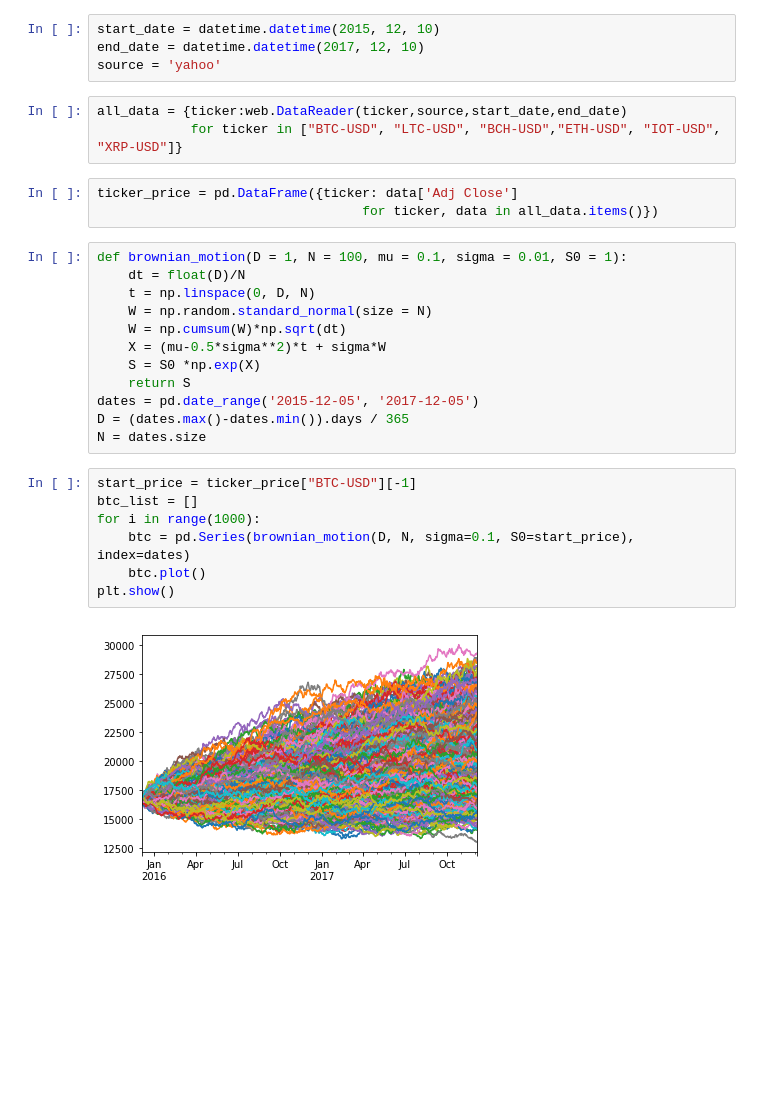
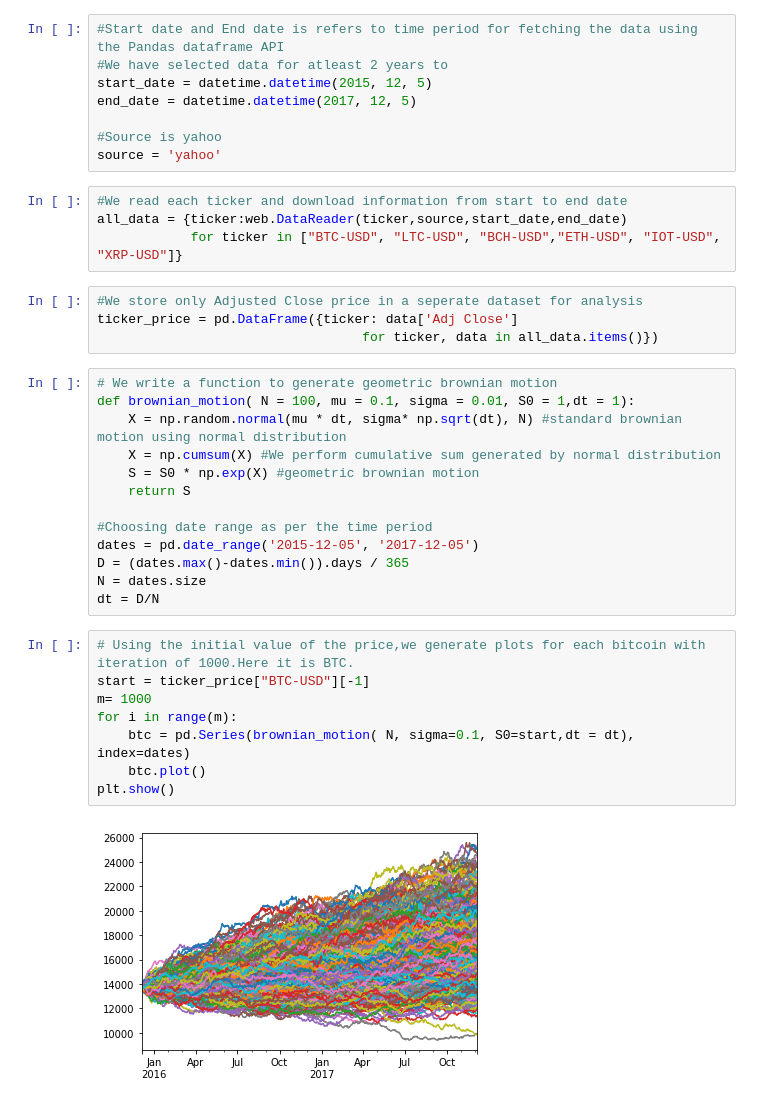
Before and after one commit to Niteeshkanungo/Final-project, a Jupyter notebook: Monte_Carlo.ipynb, the cells around one changed output. Saved outputs shown, nothing was run; the diff lists cells and outputs as text; blank space fills up the shorter version.

```diff
--- a/Monte_Carlo.ipynb
+++ b/Monte_Carlo.ipynb
@@ -10,32 +14,40 @@ import itertools
-# %%
-start_date = datetime.datetime(2015, 12, 10)
-end_date = datetime.datetime(2017, 12, 10)
-source = 'yahoo'
+# %%
+#Start date and End date is refers to time period for fetching the data using the Pandas dataframe API
+#We have selected data for atleast 2 years to
+start_date = datetime.datetime(2015, 12, 5)
+end_date = datetime.datetime(2017, 12, 5)
+
+#Source is yahoo
+source = 'yahoo'
 # %%
+#We read each ticker and download information from start to end date
 all_data = {ticker:web.DataReader(ticker,source,start_date,end_date)
             for ticker in ["BTC-USD", "LTC-USD", "BCH-USD","ETH-USD", "IOT-USD", "XRP-USD"]}
 # %%
+#We store only Adjusted Close price in a seperate dataset for analysis
 ticker_price = pd.DataFrame({ticker: data['Adj Close']
                                   for ticker, data in all_data.items()})
 # %%
-def brownian_motion(D = 1, N = 100, mu = 0.1, sigma = 0.01, S0 = 1):
-    dt = float(D)/N
-    t = np.linspace(0, D, N)
-    W = np.random.standard_normal(size = N)
-    W = np.cumsum(W)*np.sqrt(dt)
-    X = (mu-0.5*sigma**2)*t + sigma*W
-    S = S0 *np.exp(X)
+# We write a function to generate geometric brownian motion
+def brownian_motion( N = 100, mu = 0.1, sigma = 0.01, S0 = 1,dt = 1):
+    X = np.random.normal(mu * dt, sigma* np.sqrt(dt), N) #standard brownian motion using normal distribution
+    X = np.cumsum(X) #We perform cumulative sum generated by normal distribution
+    S = S0 * np.exp(X) #geometric brownian motion
     return S
+
+#Choosing date range as per the time period
 dates = pd.date_range('2015-12-05', '2017-12-05')
 D = (dates.max()-dates.min()).days / 365
 N = dates.size
+dt = D/N
 # %%
-start_price = ticker_price["BTC-USD"][-1]
-btc_list = []
-for i in range(1000):
-    btc = pd.Series(brownian_motion(D, N, sigma=0.1, S0=start_price), index=dates)
+# Using the initial value of the price,we generate plots for each bitcoin with iteration of 1000.Here it is BTC.
+start = ticker_price["BTC-USD"][-1]
+m= 1000
+for i in range(m):
+    btc = pd.Series(brownian_motion( N, sigma=0.1, S0=start,dt = dt), index=dates)
     btc.plot()
 plt.show()
 # %% [output]
-[figure, old version]
+[figure, new version]
 # %%
```
Also changed, not shown: parts of 6 cells of this notebook.
